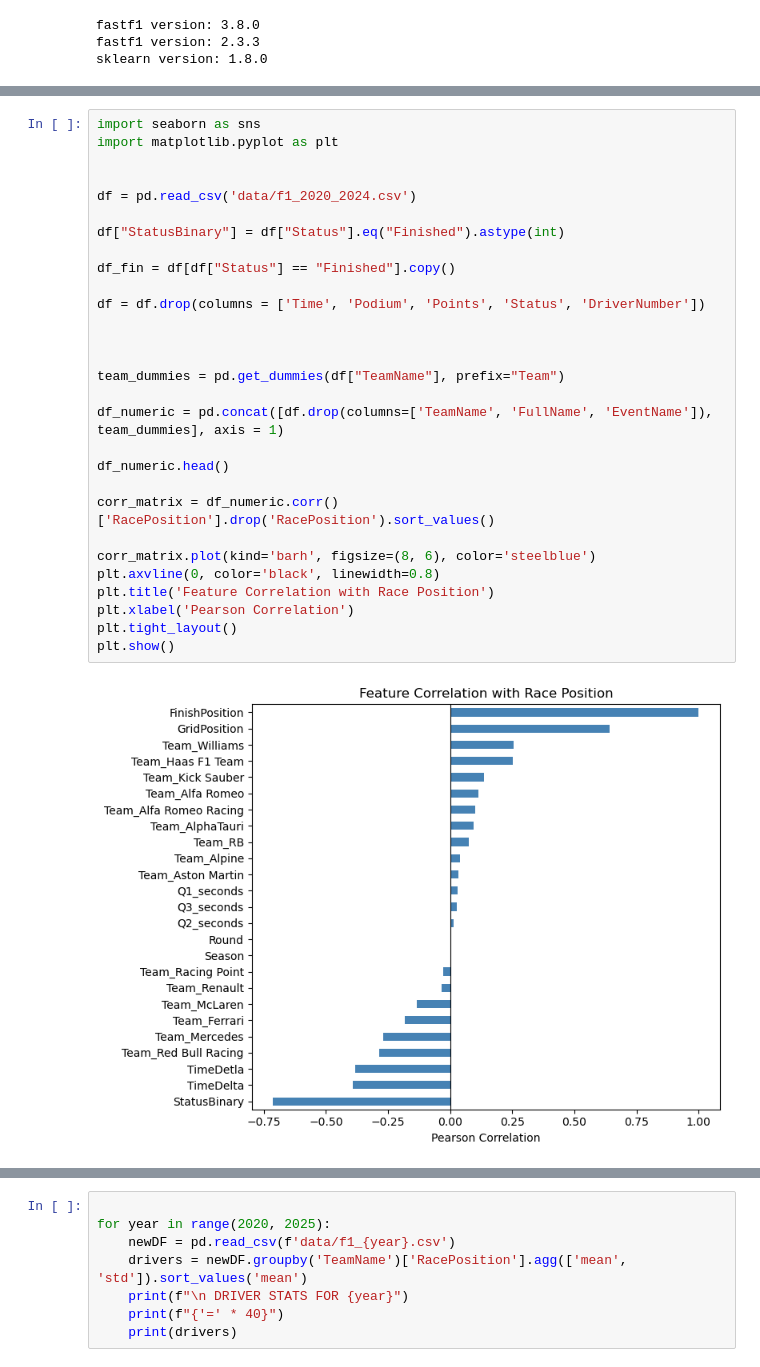
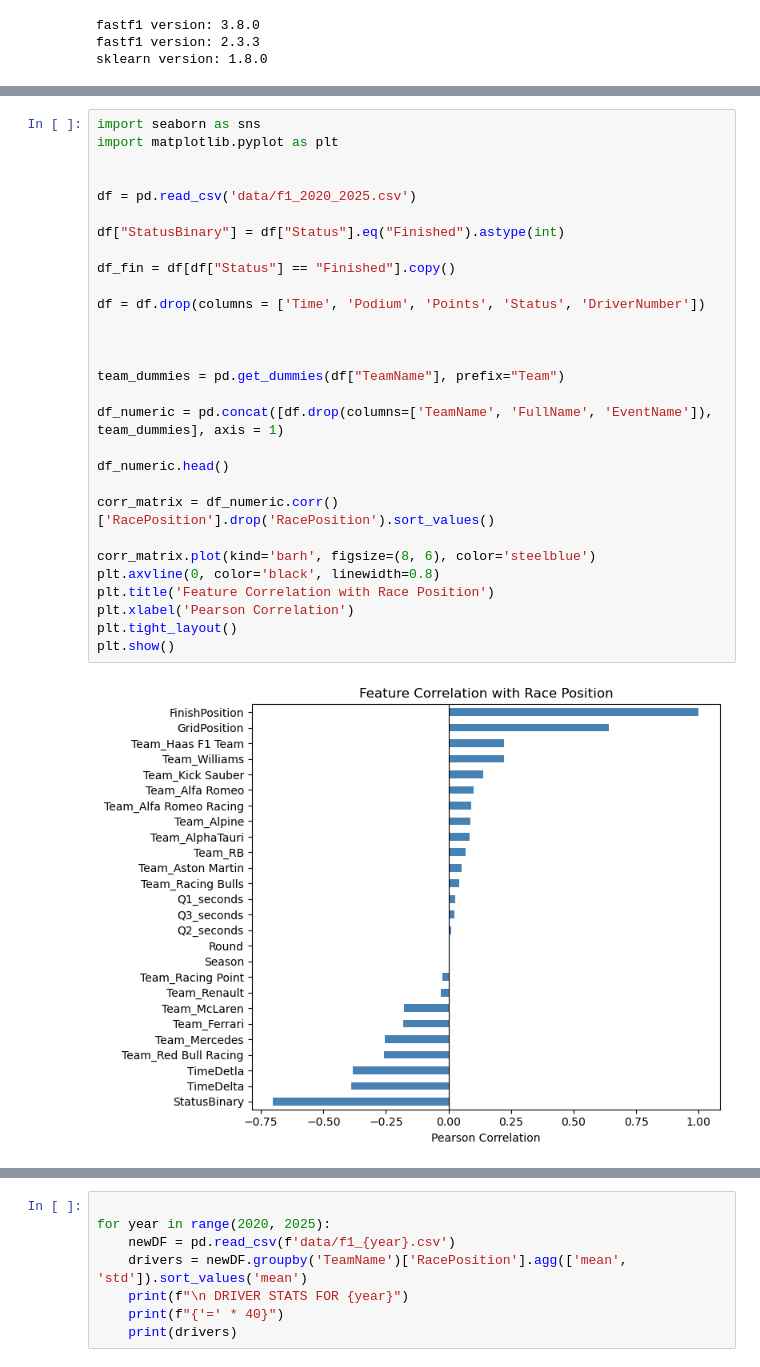
Before and after one commit to JohanRamirez2022/F1-Driver-Race-Position-Predictor, a Jupyter notebook: F1.ipynb, the cells around one changed output, grey strips where cells are left out. Cells and saved outputs as stored; diff of their text form.

```diff
--- a/F1.ipynb
+++ b/F1.ipynb
@@ -249,34 +173,34 @@ Combined dataset: 2139 rows across 5 seasons
 # %%
 import seaborn as sns
 import matplotlib.pyplot as plt
 
 
-df = pd.read_csv('data/f1_2020_2024.csv')
+df = pd.read_csv('data/f1_2020_2025.csv')
 
 df["StatusBinary"] = df["Status"].eq("Finished").astype(int)
 
 df_fin = df[df["Status"] == "Finished"].copy()
 
 df = df.drop(columns = ['Time', 'Podium', 'Points', 'Status', 'DriverNumber'])
 
 
 
 team_dummies = pd.get_dummies(df["TeamName"], prefix="Team")
 
 df_numeric = pd.concat([df.drop(columns=['TeamName', 'FullName', 'EventName']), team_dummies], axis = 1)
 
 df_numeric.head()
 
 corr_matrix = df_numeric.corr()['RacePosition'].drop('RacePosition').sort_values()
 
 corr_matrix.plot(kind='barh', figsize=(8, 6), color='steelblue')
 plt.axvline(0, color='black', linewidth=0.8)
 plt.title('Feature Correlation with Race Position')
 plt.xlabel('Pearson Correlation')
 plt.tight_layout()
 plt.show()
 # %% [output]
-[figure, old version]
+[figure, new version]
 # %%
 sns.boxplot(data = df, x = 'GridPosition', y ='RacePosition')
 plt.title('Race Finish vs Grid Position')
```
Also changed, not shown: parts of 17 cells of this notebook, 3 other files.
